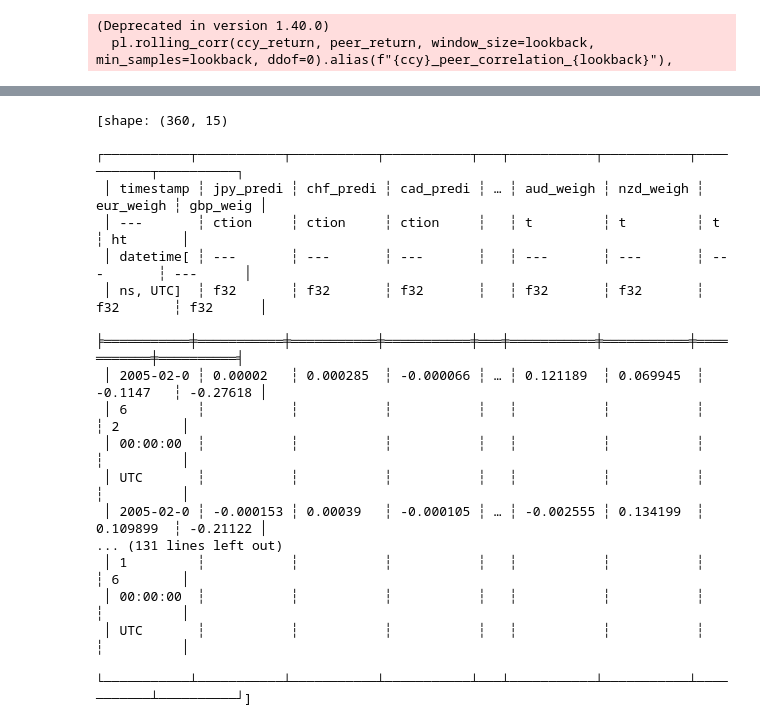
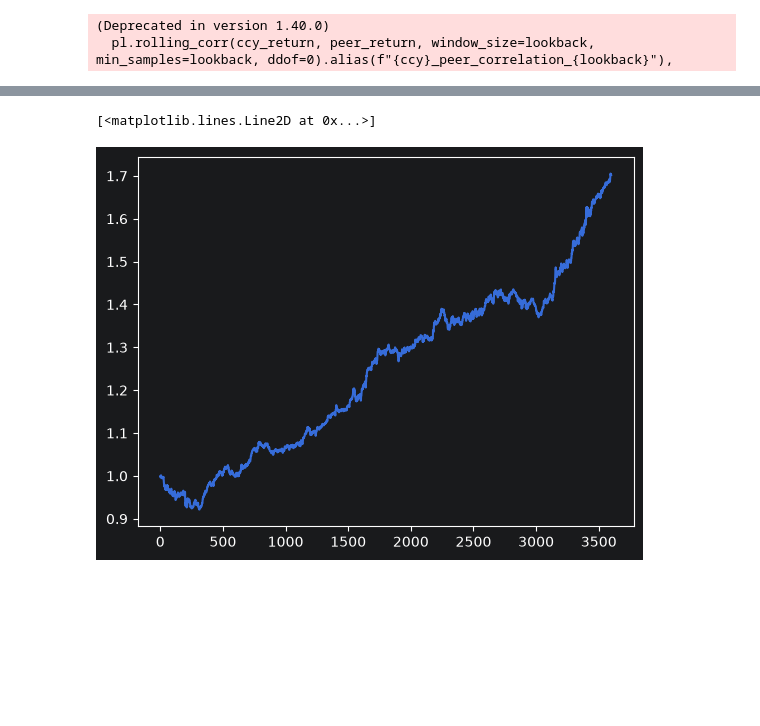
Before and after one commit to RobertHotchkiss/yet_another_machine_learning_repo, a Jupyter notebook: src/notebooks/multi_asset_trading.ipynb, the cells around one changed output, grey strips where cells are left out. Saved outputs shown, nothing was run; the diff lists cells and outputs as text; code cells hidden in the pictures; blank space fills up the shorter version.

```diff
--- a/src/notebooks/multi_asset_trading.ipynb
+++ b/src/notebooks/multi_asset_trading.ipynb
@@ -173,9 +174,9 @@ def train_xgboost_models(
 
         feature_frame = _model_feature_frame(model_df, feature_columns)
         x_train = feature_frame.slice(0, train_end).to_numpy()
-        y_train = model_df[:train_end].get_column(target_column).to_numpy()
+        y_train = model_df[:train_end].get_column(target_column).to_numpy().reshape(-1)
         x_validation = feature_frame.slice(split_index).to_numpy()
-        y_validation = model_df[split_index:].get_column(target_column).to_numpy()
+        y_validation = model_df[split_index:].get_column(target_column).to_numpy().reshape(-1)
 
         model = XGBRegressor(**parameters)
         model.fit(x_train, y_train, eval_set=[(x_validation, y_validation)], verbose=False)
@@ -266,7 +267,7 @@ def train_and_evaluate_xgboost_strategy(
     models = {}
     test_results = labelled.slice(test_start).select(["timestamp", *target_columns])
     for ccy in CCYS:
-        target = labelled.get_column(f"{ccy}_target").to_numpy()
+        target = labelled.get_column(f"{ccy}_target").to_numpy().reshape(-1)
         model = XGBRegressor(**parameters)
         model.fit(
             x_fit, target[:fit_rows],
@@ -275,7 +276,7 @@ def train_and_evaluate_xgboost_strategy(
         )
         models[ccy] = model
         test_results = test_results.with_columns(
-            pl.Series(f"{ccy}_prediction", model.predict(x_test))
+            pl.Series(f"{ccy}_prediction", np.asarray(model.predict(x_test)).reshape(-1))
         )
 
     prediction_columns = [f"{ccy}_prediction" for ccy in CCYS]
@@ -337,7 +338,10 @@ def generate_weights(
     output = features.select("timestamp") if "timestamp" in features.columns else pl.DataFrame()
     for ccy in CCYS:
         output = output.with_columns(
-            pl.Series(f"{ccy}_prediction", models[ccy].predict(model_input))
+            pl.Series(
+                f"{ccy}_prediction",
+                np.asarray(models[ccy].predict(model_input)).reshape(-1),
+            )
         )
 
     prediction_columns = [f"{ccy}_prediction" for ccy in CCYS]
@@ -613,19 +617,37 @@ all_raw = (
     .sort("timestamp")
     .drop_nulls()
 )
-all_raw
+all_raw = all_raw.filter(
+    pl.col("timestamp") >= pl.lit(
+        INITIAL_CUT,
+        dtype=pl.Datetime("ns", "UTC"),
+    )
+)
 # Build only normalised features; raw OHLC levels are retained in all_raw only.
 all = add_model_features(all_raw, MODEL_LOOKBACKS)
 # %% [output]
 (Deprecated in version 1.40.0)
   pl.rolling_corr(ccy_return, peer_return, window_size=lookback, min_samples=lookback, ddof=0).alias(f"{ccy}_peer_correlation_{lookback}"),
 # %%
-weights = []
+walk_forward_weights = []
 for rng in split_day_periods(all_raw['timestamp'].min(), all_raw['timestamp'].max(), TRAIN_DAYS, TEST_DAYS):
+    training_data = all.filter(pl.col("timestamp").is_between(rng.train_start, rng.train_end))
+    testing_data = all.filter(pl.col("timestamp").is_between(rng.test_start, rng.test_end))
+    if training_data.is_empty():
+        print("Skipping window: no training observations")
+        continue
+    if testing_data.is_empty():
+        print("Skipping window: no test observations")
+        continue
     print(f"{datetime.datetime.now()} training from {rng.train_start} to {rng.train_end}")
-    training_data = all.filter(pl.col("timestamp").is_between(rng.train_start, rng.train_end))
-    models, test_results, strategy_metrics, model_features = (train_and_evaluate_xgboost_strategy(training_data))
+    models, training_metrics, model_features = train_xgboost_models(training_data)
     print(f"{datetime.datetime.now()} running test from {rng.test_start} to {rng.test_end}")
-    testing_data = all.filter(pl.col("timestamp").is_between(rng.test_start, rng.test_end))
-    weights.append(generate_weights(models, testing_data, model_features))
+    walk_forward_weights.append(generate_weights(models, testing_data, model_features))
+
+if not walk_forward_weights:
+    raise ValueError("No walk-forward windows produced test weights")
+
+weights = pl.concat(walk_forward_weights).sort("timestamp")
+walk_forward_returns, walk_forward_metrics = calculate_strategy_returns(weights, all)
+walk_forward_metrics
 # %% [output]
@@ -644,20 +675,5 @@ This error occurred in the following expression:
 # %%
-weights
+plt.plot(walk_forward_returns['portfolio_equity'])
 # %% [output]
-[shape: (360, 15)
- ┌───────────┬───────────┬───────────┬───────────┬───┬───────────┬───────────┬───────────┬──────────┐
- │ timestamp ┆ jpy_predi ┆ chf_predi ┆ cad_predi ┆ … ┆ aud_weigh ┆ nzd_weigh ┆ eur_weigh ┆ gbp_weig │
- │ ---       ┆ ction     ┆ ction     ┆ ction     ┆   ┆ t         ┆ t         ┆ t         ┆ ht       │
- │ datetime[ ┆ ---       ┆ ---       ┆ ---       ┆   ┆ ---       ┆ ---       ┆ ---       ┆ ---      │
- │ ns, UTC]  ┆ f32       ┆ f32       ┆ f32       ┆   ┆ f32       ┆ f32       ┆ f32       ┆ f32      │
- ╞═══════════╪═══════════╪═══════════╪═══════════╪═══╪═══════════╪═══════════╪═══════════╪══════════╡
- │ 2005-02-0 ┆ 0.00002   ┆ 0.000285  ┆ -0.000066 ┆ … ┆ 0.121189  ┆ 0.069945  ┆ -0.1147   ┆ -0.27618 │
- │ 6         ┆           ┆           ┆           ┆   ┆           ┆           ┆           ┆ 2        │
- │ 00:00:00  ┆           ┆           ┆           ┆   ┆           ┆           ┆           ┆          │
- │ UTC       ┆           ┆           ┆           ┆   ┆           ┆           ┆           ┆          │
- │ 2005-02-0 ┆ -0.000153 ┆ 0.00039   ┆ -0.000105 ┆ … ┆ -0.002555 ┆ 0.134199  ┆ 0.109899  ┆ -0.21122 │
-... (131 lines left out)
- │ 1         ┆           ┆           ┆           ┆   ┆           ┆           ┆           ┆ 6        │
- │ 00:00:00  ┆           ┆           ┆           ┆   ┆           ┆           ┆           ┆          │
- │ UTC       ┆           ┆           ┆           ┆   ┆           ┆           ┆           ┆          │
- └───────────┴───────────┴───────────┴───────────┴───┴───────────┴───────────┴───────────┴──────────┘]
+[<matplotlib.lines.Line2D at 0x...>]
+[figure, added]
```
Also changed, not shown: parts of 8 cells of this notebook.
